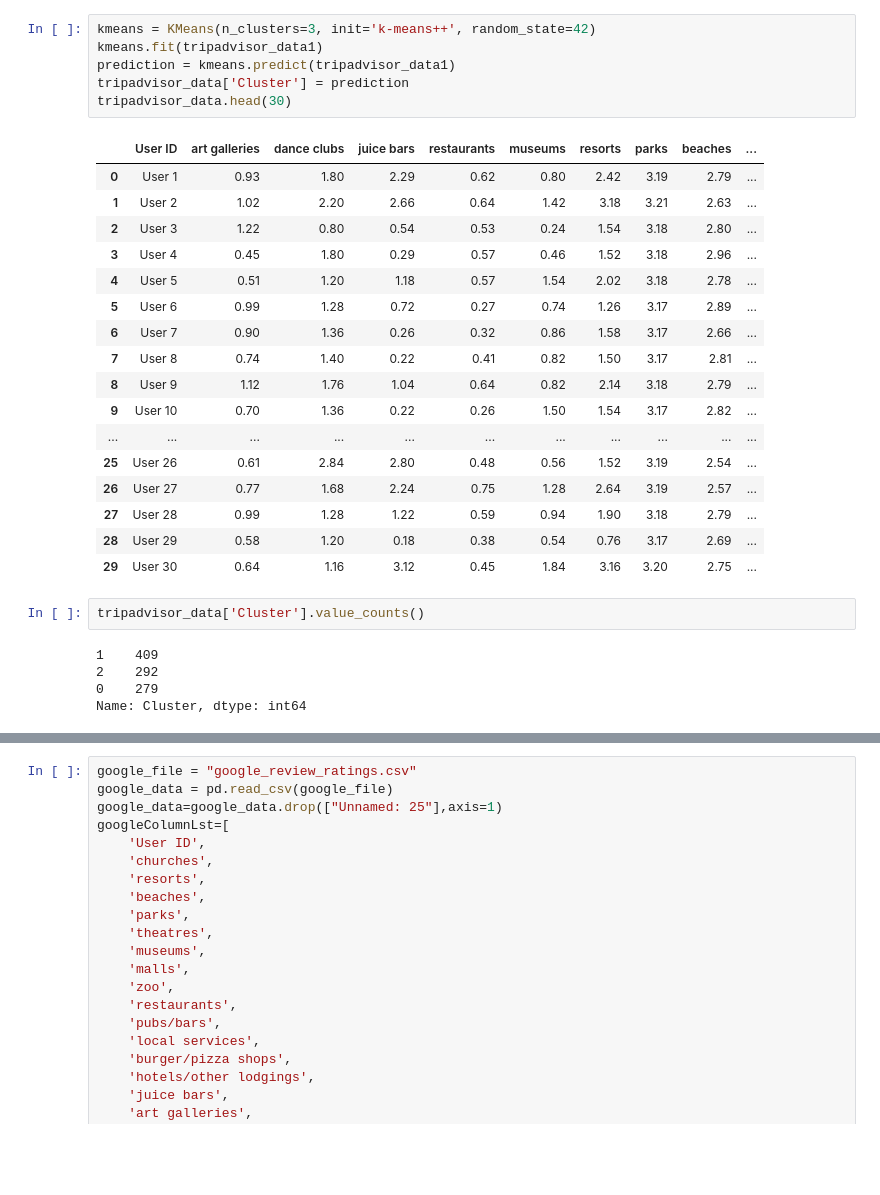
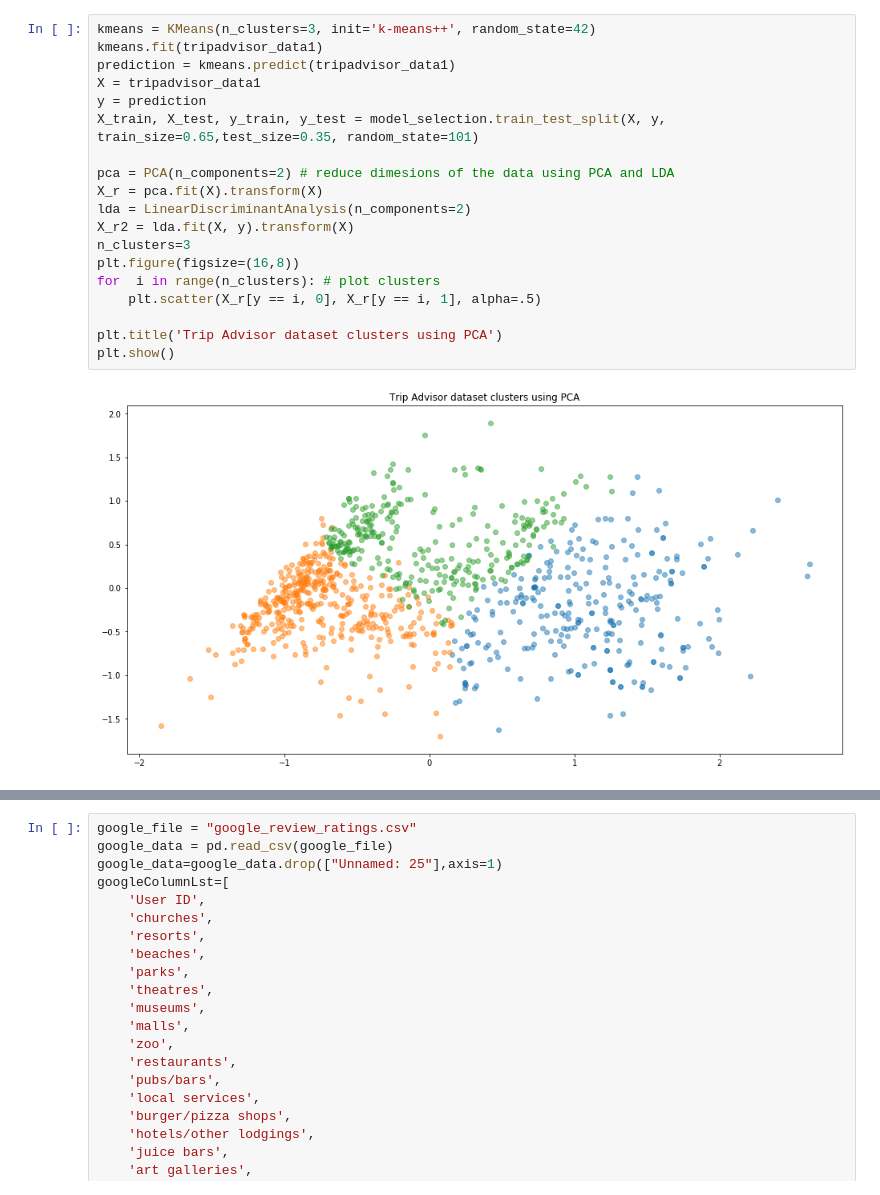
Before and after one commit to fay-xiao/springboard, a Jupyter notebook: recommendationwithbothgoogleNtripadvisorusingkmeancluster.ipynb, the cells around one changed output, grey strips where cells are left out. Drawn from its saved outputs; the diff is of its cells as text; blank space fills up the shorter version.

```diff
--- a/recommendationwithbothgoogleNtripadvisorusingkmeancluster.ipynb
+++ b/recommendationwithbothgoogleNtripadvisorusingkmeancluster.ipynb
@@ -65,31 +65,21 @@ plt.show()
 # %%
 kmeans = KMeans(n_clusters=3, init='k-means++', random_state=42)
 kmeans.fit(tripadvisor_data1)
 prediction = kmeans.predict(tripadvisor_data1)
-tripadvisor_data['Cluster'] = prediction
-tripadvisor_data.head(30)
+X = tripadvisor_data1
+y = prediction
+X_train, X_test, y_train, y_test = model_selection.train_test_split(X, y, train_size=0.65,test_size=0.35, random_state=101)
+
+pca = PCA(n_components=2) # reduce dimesions of the data using PCA and LDA
+X_r = pca.fit(X).transform(X)
+lda = LinearDiscriminantAnalysis(n_components=2)
+X_r2 = lda.fit(X, y).transform(X)
+n_clusters=3
+plt.figure(figsize=(16,8))
+for  i in range(n_clusters): # plot clusters
+    plt.scatter(X_r[y == i, 0], X_r[y == i, 1], alpha=.5)
+
+plt.title('Trip Advisor dataset clusters using PCA')
+plt.show()
 # %% [output]
-|  | User ID | art galleries | dance clubs | juice bars | restaurants | museums | resorts | parks | beaches | ... |
-| 0 | User 1 | 0.93 | 1.80 | 2.29 | 0.62 | 0.80 | 2.42 | 3.19 | 2.79 | ... |
-| 1 | User 2 | 1.02 | 2.20 | 2.66 | 0.64 | 1.42 | 3.18 | 3.21 | 2.63 | ... |
-| 2 | User 3 | 1.22 | 0.80 | 0.54 | 0.53 | 0.24 | 1.54 | 3.18 | 2.80 | ... |
-| 3 | User 4 | 0.45 | 1.80 | 0.29 | 0.57 | 0.46 | 1.52 | 3.18 | 2.96 | ... |
-| 4 | User 5 | 0.51 | 1.20 | 1.18 | 0.57 | 1.54 | 2.02 | 3.18 | 2.78 | ... |
-| 5 | User 6 | 0.99 | 1.28 | 0.72 | 0.27 | 0.74 | 1.26 | 3.17 | 2.89 | ... |
-| 6 | User 7 | 0.90 | 1.36 | 0.26 | 0.32 | 0.86 | 1.58 | 3.17 | 2.66 | ... |
-| 7 | User 8 | 0.74 | 1.40 | 0.22 | 0.41 | 0.82 | 1.50 | 3.17 | 2.81 | ... |
-| 8 | User 9 | 1.12 | 1.76 | 1.04 | 0.64 | 0.82 | 2.14 | 3.18 | 2.79 | ... |
-| 9 | User 10 | 0.70 | 1.36 | 0.22 | 0.26 | 1.50 | 1.54 | 3.17 | 2.82 | ... |
-| ... | ... | ... | ... | ... | ... | ... | ... | ... | ... | ... |
-| 25 | User 26 | 0.61 | 2.84 | 2.80 | 0.48 | 0.56 | 1.52 | 3.19 | 2.54 | ... |
-| 26 | User 27 | 0.77 | 1.68 | 2.24 | 0.75 | 1.28 | 2.64 | 3.19 | 2.57 | ... |
-| 27 | User 28 | 0.99 | 1.28 | 1.22 | 0.59 | 0.94 | 1.90 | 3.18 | 2.79 | ... |
-| 28 | User 29 | 0.58 | 1.20 | 0.18 | 0.38 | 0.54 | 0.76 | 3.17 | 2.69 | ... |
-| 29 | User 30 | 0.64 | 1.16 | 3.12 | 0.45 | 1.84 | 3.16 | 3.20 | 2.75 | ... |
+[figure, added]
-# %%
-tripadvisor_data['Cluster'].value_counts()
-# %% [output]
-1    409
-2    292
-0    279
-Name: Cluster, dtype: int64
```
Also changed, not shown: parts of 15 cells of this notebook, 1 other file.
